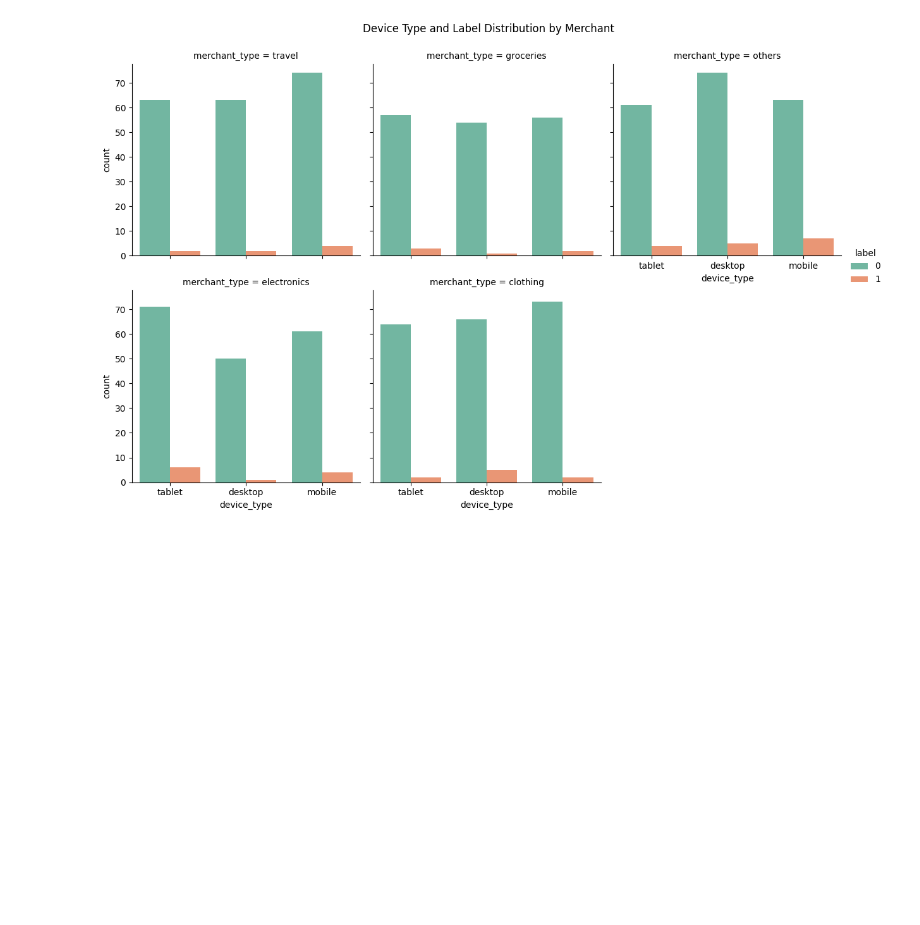
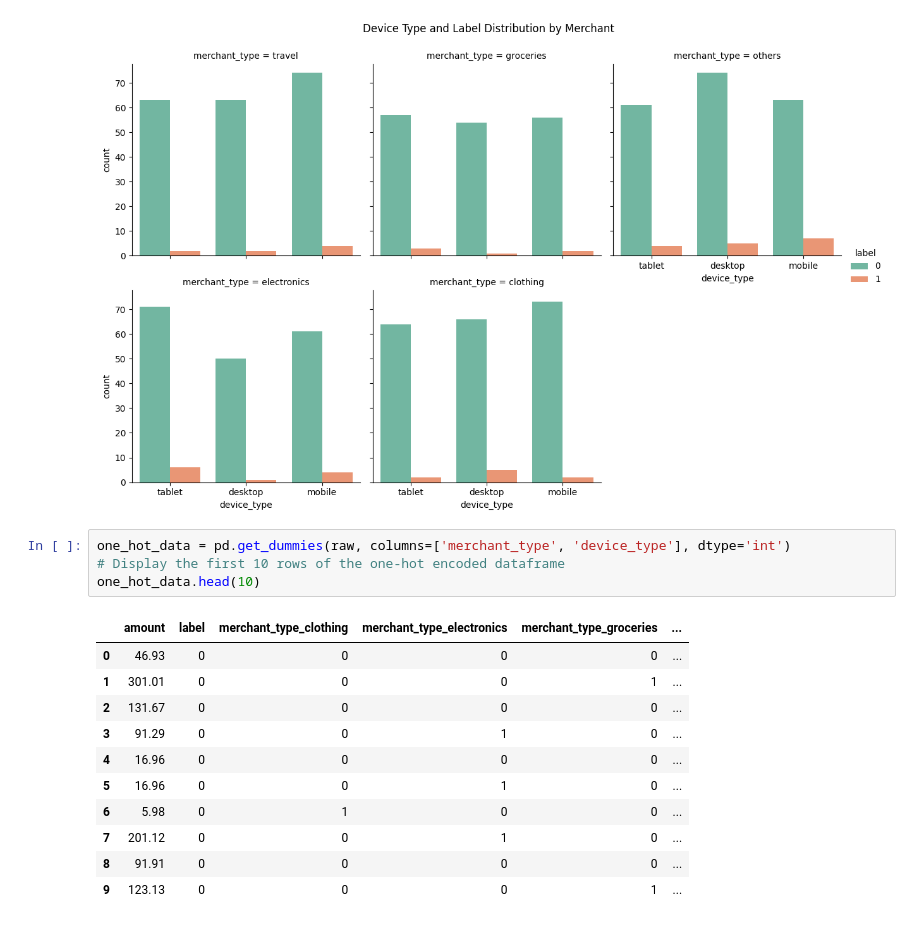
Before and after one commit to Fadhellya/capstone-project, a Jupyter notebook: model/exploratory_analysis.ipynb, the cells around one changed output. Drawn from its saved outputs; the diff is of its cells as text; blank space fills up the shorter version.

Commit message:
Add data preparation for Sklearn Pipeline

```diff
--- a/model/exploratory_analysis.ipynb
+++ b/model/exploratory_analysis.ipynb
@@ -94,3 +128,19 @@ g.fig.suptitle('Device Type and Label Distribution by Merchant')
 [figure]
 Text(0.5, 0.98, 'Device Type and Label Distribution by Merchant')
 [figure]
+# %%
+one_hot_data = pd.get_dummies(raw, columns=['merchant_type', 'device_type'], dtype='int')
+# Display the first 10 rows of the one-hot encoded dataframe
+one_hot_data.head(10)
+# %% [output]
+|  | amount | label | merchant_type_clothing | merchant_type_electronics | merchant_type_groceries | ... |
+| 0 | 46.93 | 0 | 0 | 0 | 0 | ... |
+| 1 | 301.01 | 0 | 0 | 0 | 1 | ... |
+| 2 | 131.67 | 0 | 0 | 0 | 0 | ... |
+| 3 | 91.29 | 0 | 0 | 1 | 0 | ... |
+| 4 | 16.96 | 0 | 0 | 0 | 0 | ... |
+| 5 | 16.96 | 0 | 0 | 1 | 0 | ... |
+| 6 | 5.98 | 0 | 1 | 0 | 0 | ... |
+| 7 | 201.12 | 0 | 0 | 1 | 0 | ... |
+| 8 | 91.91 | 0 | 0 | 0 | 0 | ... |
+| 9 | 123.13 | 0 | 0 | 0 | 1 | ... |
```
Also changed, not shown: parts of 10 cells of this notebook.
